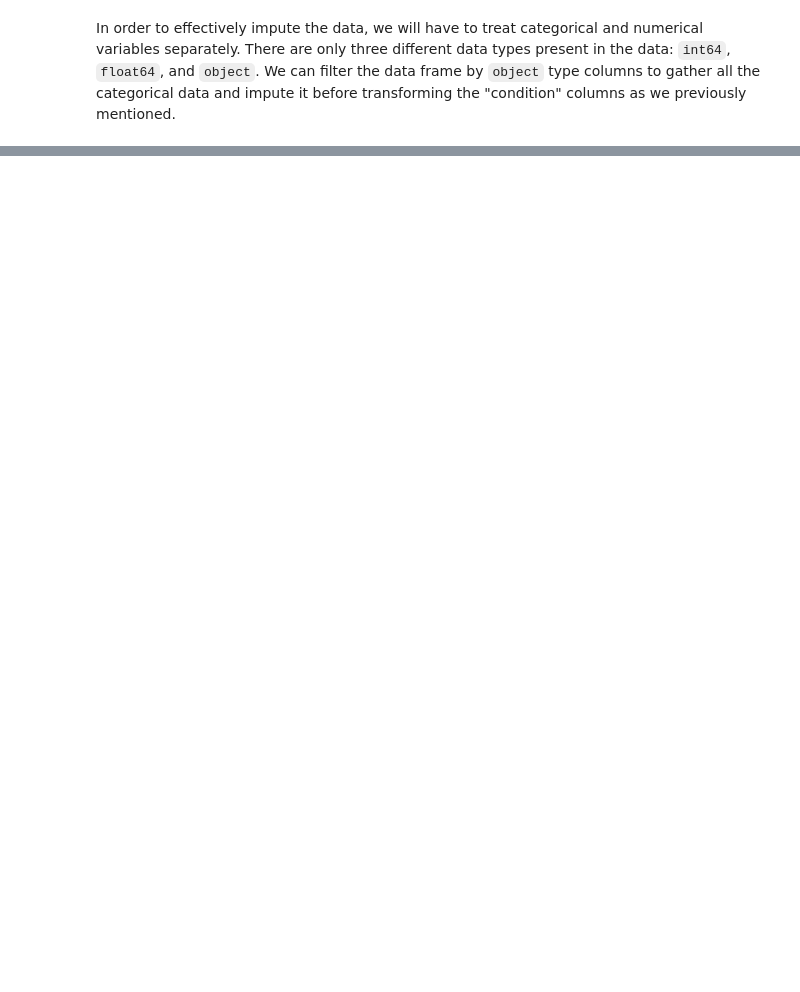
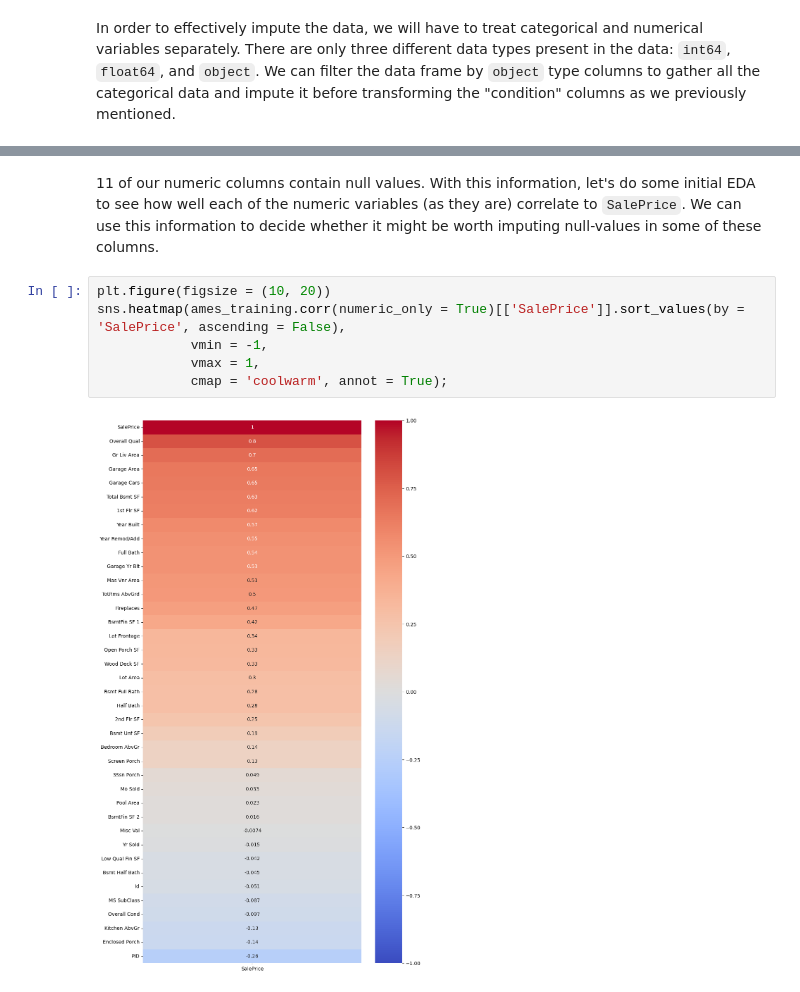
Before and after one commit to dmehta94/project-2-ames-housing-prediction, a Jupyter notebook: code/Project-2-Deval.ipynb, the cells around one changed output, grey strips where cells are left out. Drawn from its saved outputs; the diff is of its cells as text; blank space fills up the shorter version.

```diff
--- a/code/Project-2-Deval.ipynb
+++ b/code/Project-2-Deval.ipynb
@@ -333,0 +363,10 @@ ames_training.head()
+# %% [markdown]
+11 of our numeric columns contain null values. With this information, let's do some initial EDA to see how well each of the numeric variables (as they are) correlate to `SalePrice`. We can use this information to decide whether it might be worth imputing null-values in some of these columns.
+# %%
+plt.figure(figsize = (10, 20))
+sns.heatmap(ames_training.corr(numeric_only = True)[['SalePrice']].sort_values(by = 'SalePrice', ascending = False),
+            vmin = -1,
+            vmax = 1,
+            cmap = 'coolwarm', annot = True);
+# %% [output]
+[figure, added]
```
Also changed, not shown: parts of 27 cells of this notebook, 1 other file.
